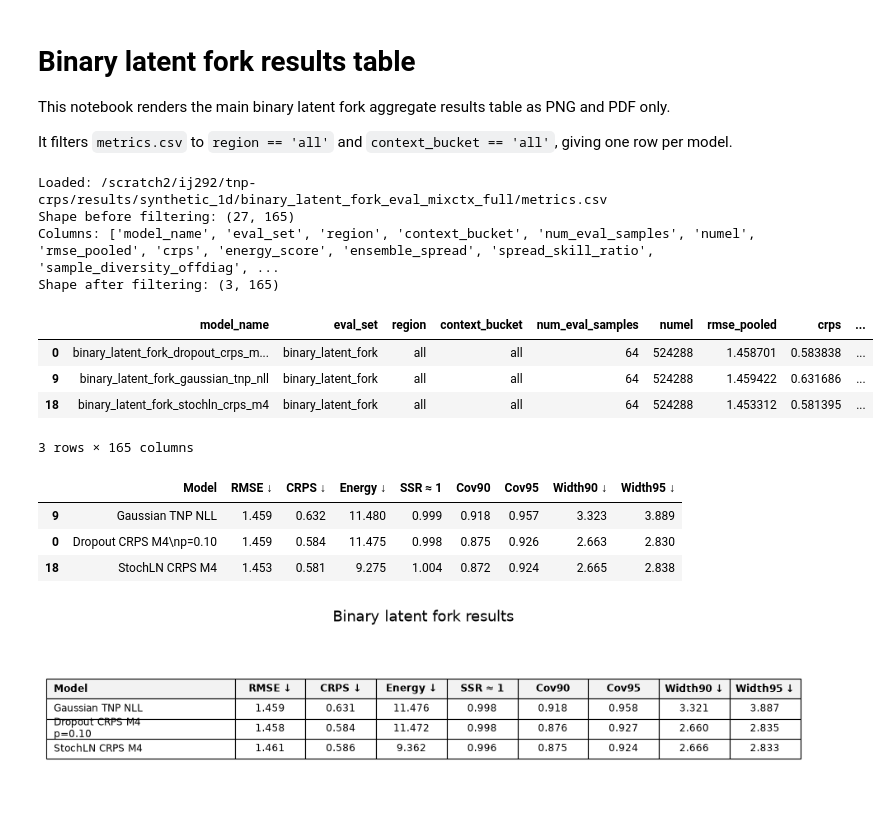
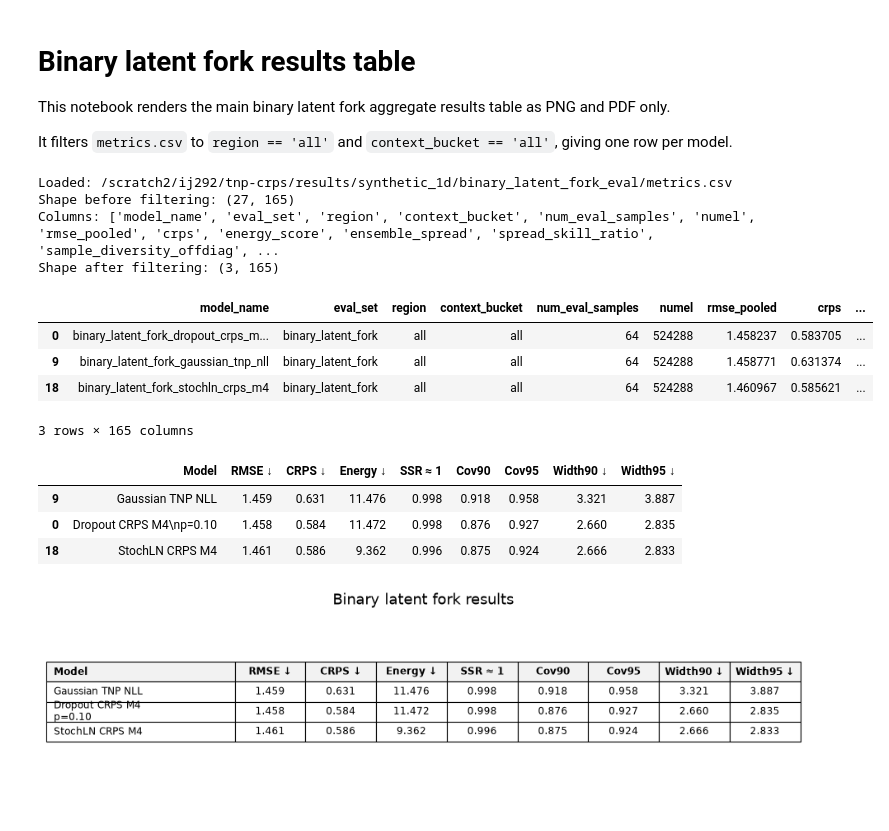
Before and after one commit to ijurk/tnp-crps, a Jupyter notebook: notebooks/binary_latent_fork_tables.ipynb, the cells around one changed output. Drawn from its saved outputs; the diff is of its cells as text; code cells hidden in the pictures.

```diff
--- a/notebooks/binary_latent_fork_tables.ipynb
+++ b/notebooks/binary_latent_fork_tables.ipynb
@@ -11,39 +11,39 @@ import os
 import pandas as pd
 import matplotlib.pyplot as plt
 
 REPO_ROOT = Path("/scratch2/ij292/tnp-crps").resolve()
 os.chdir(REPO_ROOT)
 
-# EVAL_DIR = REPO_ROOT / "results/synthetic_1d/binary_latent_fork_eval"
-EVAL_DIR = REPO_ROOT / "results/synthetic_1d/binary_latent_fork_eval_mixctx_full"
+EVAL_DIR = REPO_ROOT / "results/synthetic_1d/binary_latent_fork_eval"
+# EVAL_DIR = REPO_ROOT / "results/synthetic_1d/binary_latent_fork_eval_mixctx_full"
 EVAL_DIR.mkdir(parents=True, exist_ok=True)
 
 metrics_path = EVAL_DIR / "metrics.csv"
 metrics = pd.read_csv(metrics_path)
 
 print("Loaded:", metrics_path)
 print("Shape before filtering:", metrics.shape)
 print("Columns:", list(metrics.columns))
 
 # Main aggregate table: one row per model.
 metrics = metrics[
     (metrics["region"] == "all")
     & (metrics["context_bucket"] == "all")
 ].copy()
 
 print("Shape after filtering:", metrics.shape)
 display(metrics)
 
 assert metrics.shape[0] == 3, f"Expected 3 aggregate rows, got {metrics.shape[0]}"
 # %% [output]
-Loaded: /scratch2/ij292/tnp-crps/results/synthetic_1d/binary_latent_fork_eval_mixctx_full/metrics.csv
+Loaded: /scratch2/ij292/tnp-crps/results/synthetic_1d/binary_latent_fork_eval/metrics.csv
 Shape before filtering: (27, 165)
 Columns: ['model_name', 'eval_set', 'region', 'context_bucket', 'num_eval_samples', 'numel', 'rmse_pooled', 'crps', 'energy_score', 'ensemble_spread', 'spread_skill_ratio', 'sample_diversity_offdiag', ...
 Shape after filtering: (3, 165)
 |  | model_name | eval_set | region | context_bucket | num_eval_samples | numel | rmse_pooled | crps | ... |
-| 0 | binary_latent_fork_dropout_crps_m... | binary_latent_fork | all | all | 64 | 524288 | 1.458701 | 0.583838 | ... |
-| 9 | binary_latent_fork_gaussian_tnp_nll | binary_latent_fork | all | all | 64 | 524288 | 1.459422 | 0.631686 | ... |
-| 18 | binary_latent_fork_stochln_crps_m4 | binary_latent_fork | all | all | 64 | 524288 | 1.453312 | 0.581395 | ... |
+| 0 | binary_latent_fork_dropout_crps_m... | binary_latent_fork | all | all | 64 | 524288 | 1.458237 | 0.583705 | ... |
+| 9 | binary_latent_fork_gaussian_tnp_nll | binary_latent_fork | all | all | 64 | 524288 | 1.458771 | 0.631374 | ... |
+| 18 | binary_latent_fork_stochln_crps_m4 | binary_latent_fork | all | all | 64 | 524288 | 1.460967 | 0.585621 | ... |
 3 rows × 165 columns
 # %%
 MODEL_RENAME = {
@@ -92,9 +92,9 @@ table_df = build_results_table(metrics)
 display(table_df)
 # %% [output]
 |  | Model | RMSE ↓ | CRPS ↓ | Energy ↓ | SSR ≈ 1 | Cov90 | Cov95 | Width90 ↓ | Width95 ↓ |
-| 9 | Gaussian TNP NLL | 1.459 | 0.632 | 11.480 | 0.999 | 0.918 | 0.957 | 3.323 | 3.889 |
-| 0 | Dropout CRPS M4\np=0.10 | 1.459 | 0.584 | 11.475 | 0.998 | 0.875 | 0.926 | 2.663 | 2.830 |
-| 18 | StochLN CRPS M4 | 1.453 | 0.581 | 9.275 | 1.004 | 0.872 | 0.924 | 2.665 | 2.838 |
+| 9 | Gaussian TNP NLL | 1.459 | 0.631 | 11.476 | 0.998 | 0.918 | 0.958 | 3.321 | 3.887 |
+| 0 | Dropout CRPS M4\np=0.10 | 1.458 | 0.584 | 11.472 | 0.998 | 0.876 | 0.927 | 2.660 | 2.835 |
+| 18 | StochLN CRPS M4 | 1.461 | 0.586 | 9.362 | 0.996 | 0.875 | 0.924 | 2.666 | 2.833 |
 # %%
 def save_table_png_pdf(
     table_df,
```
Also changed, not shown: 4 other files.
